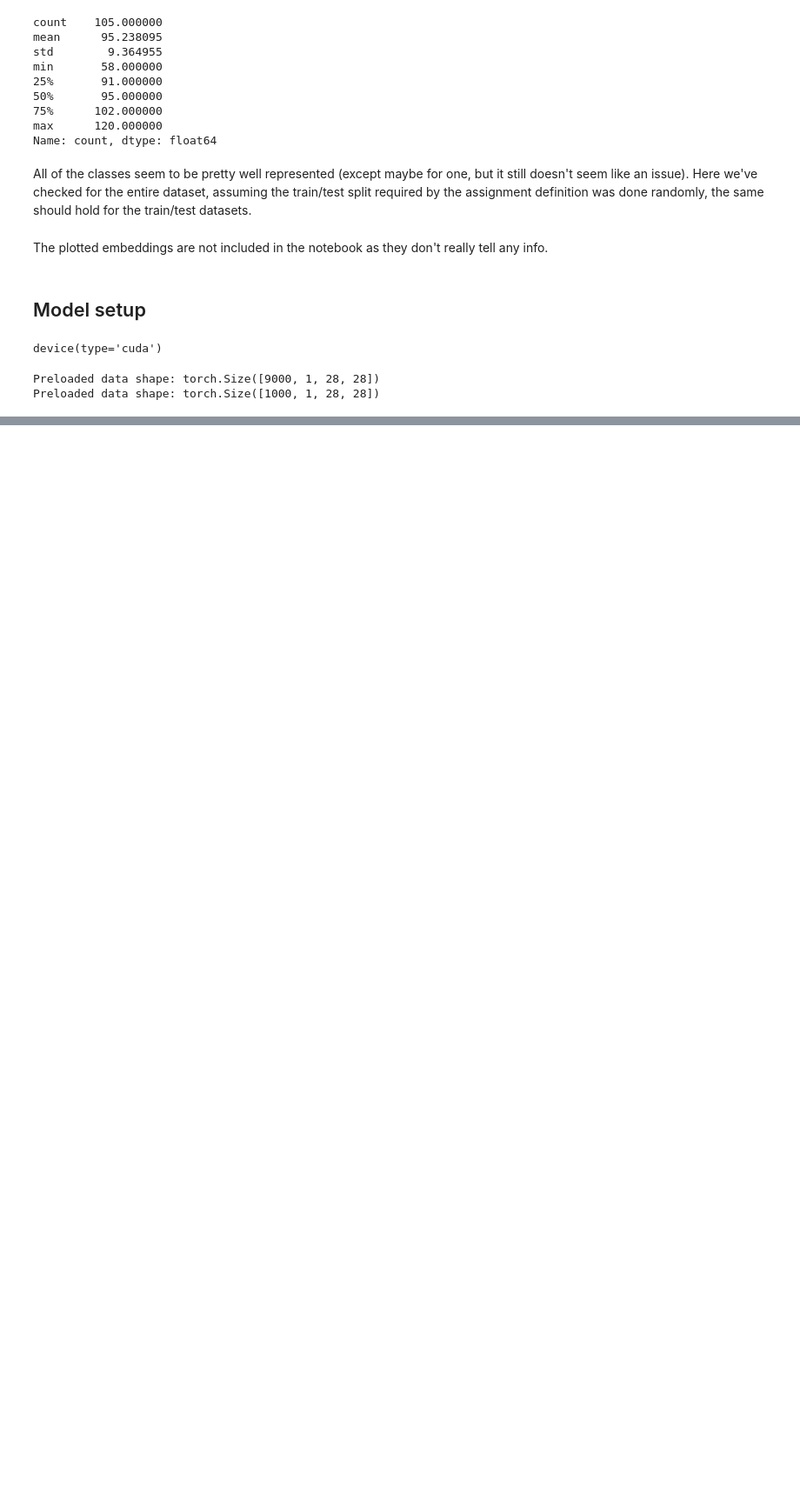
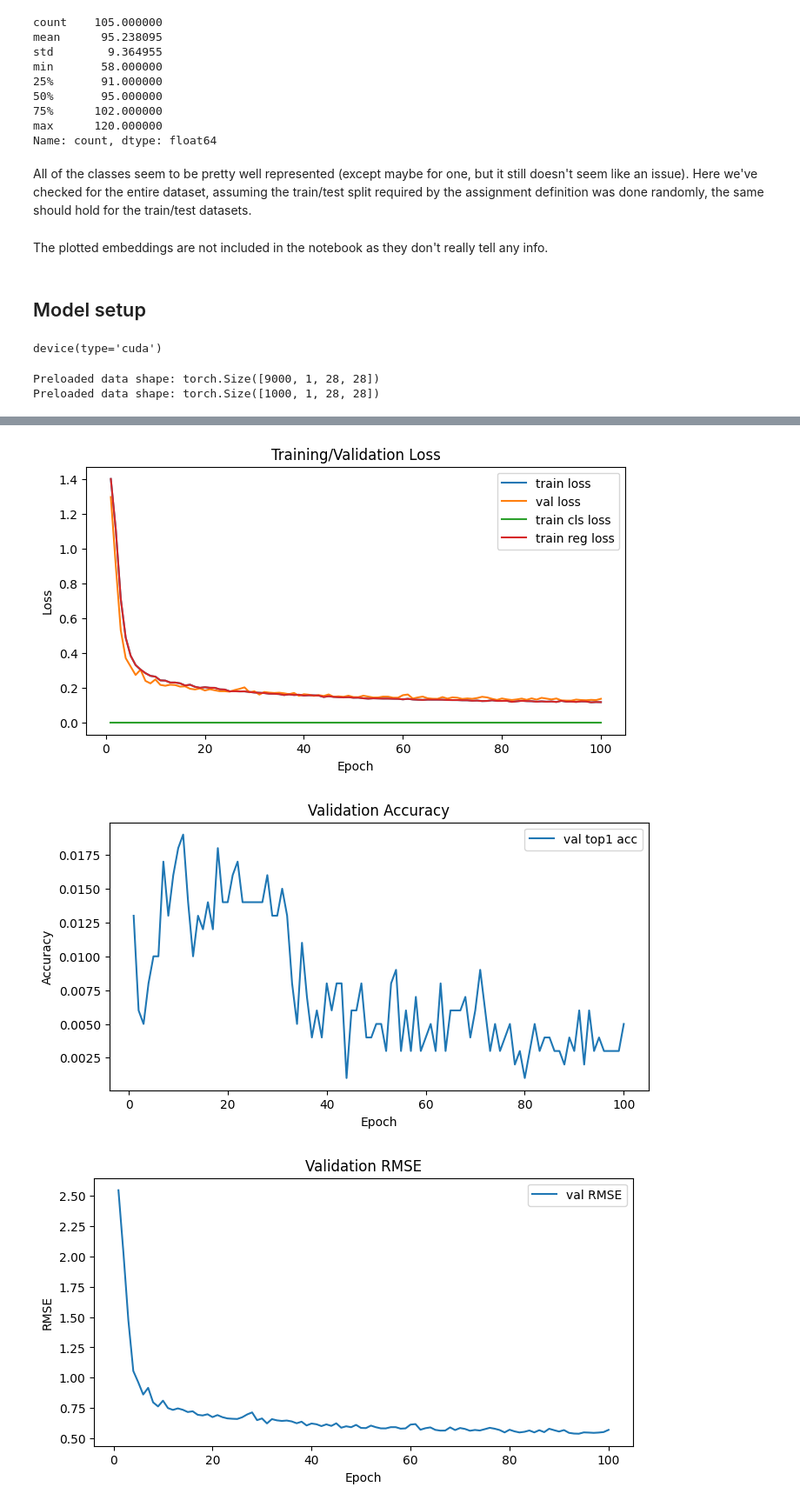
Before and after one commit to gemlorg/studies, a Jupyter notebook: fifth-year/DNN/hw_1_solution.ipynb, the cells around one changed output, grey strips where cells are left out. Shown: that part at 87% size. Cells and saved outputs as stored; diff of their text form; code cells hidden in the pictures; blank space fills up the shorter version.

```diff
--- a/fifth-year/DNN/hw_1_solution.ipynb
+++ b/fifth-year/DNN/hw_1_solution.ipynb
@@ -279,0 +217,3 @@ Input B (6 Sq, 4 Ci) -> Class ID: 5
+# %%
+run_experiment(lambda_cnt=1.0, use_cls_loss=False)
+# %% [output]
@@ -279,0 +237,3 @@ Input B (6 Sq, 4 Ci) -> Class ID: 5
+[figure, added]
+[figure, added]
+[figure, added]
```
Also changed, not shown: parts of 7 cells of this notebook, 7 other files.
